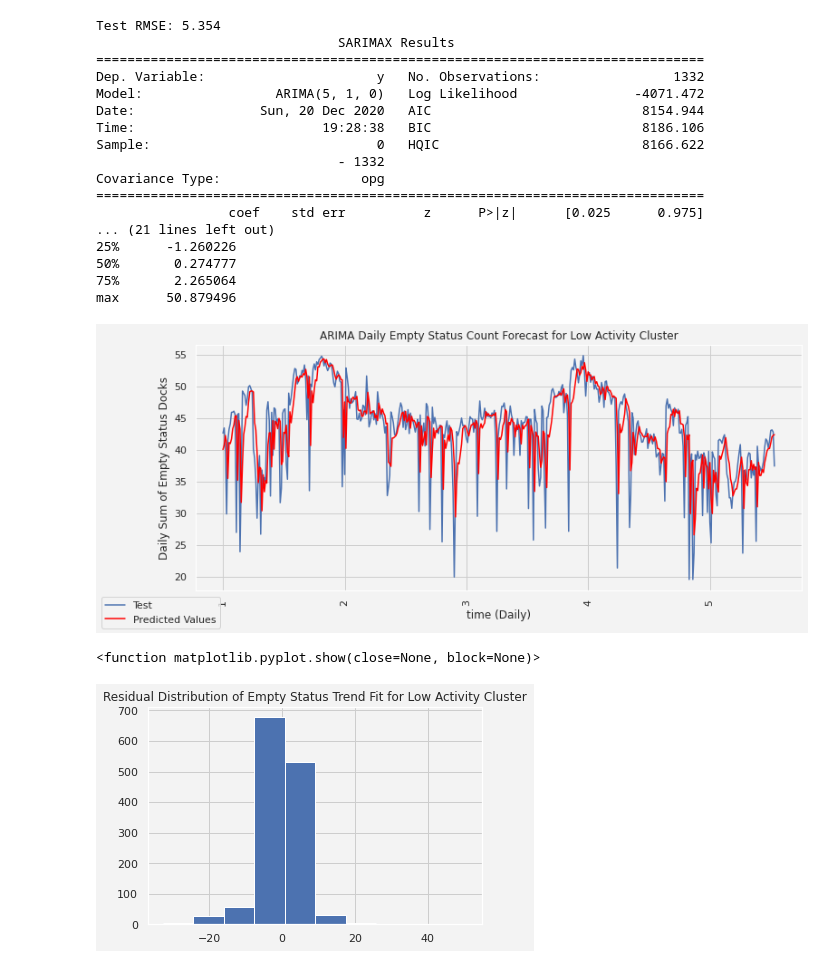
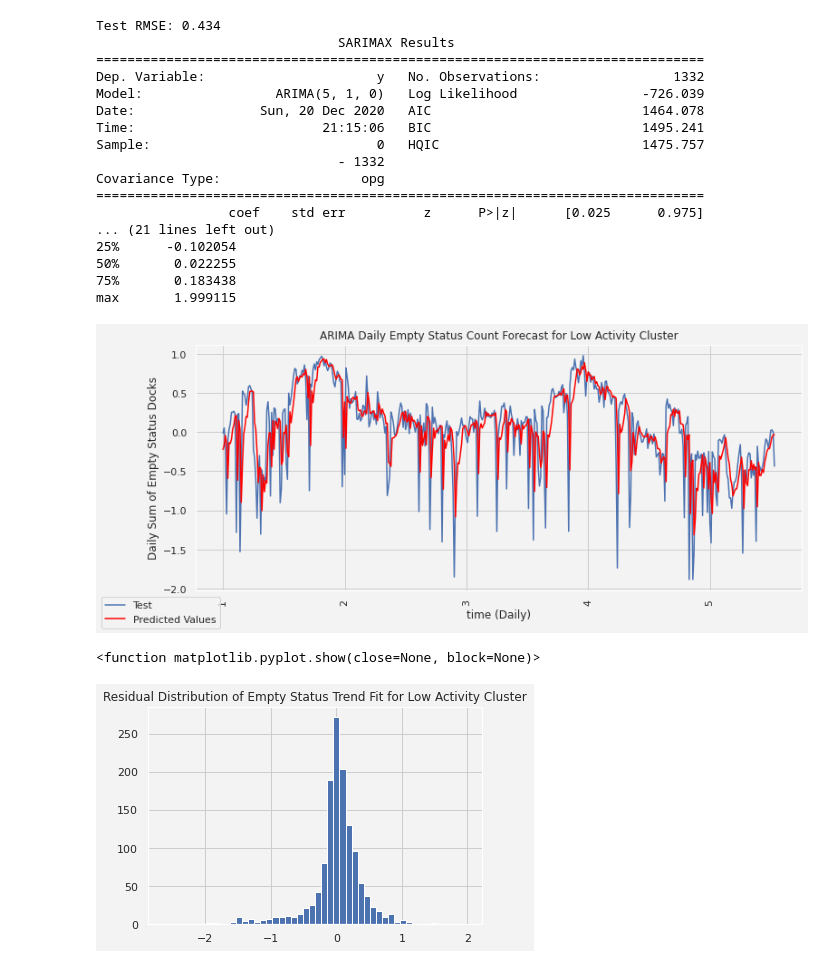
Before and after one commit to evan-kiolbassa/citibike, a Jupyter notebook: Models/Time Series of Dock Status.ipynb, the cells around one changed output. Drawn from its saved outputs; the diff is of its cells as text; code cells hidden in the pictures.

Commit message:
Applied Robust Scaler, need cross validation

```diff
--- a/Models/Time Series of Dock Status.ipynb
+++ b/Models/Time Series of Dock Status.ipynb
@@ -29,4 +30,8 @@ station_data = data_loading()
 daily_inventory = station_data.groupby([pd.Grouper(freq = 'd'), 'cluster','dock_status'])['date'].count()
 # %%
 empty_cluster0 = pd.Series(daily_inventory[pd.IndexSlice[:,0,'Empty Alert']])
+# %%
+empty_cluster0,lam = boxcox(empty_cluster0)
+trans = RobustScaler()
+empty_cluster0 = trans.fit_transform(empty_cluster0.reshape(-1,1))
 # %%
@@ -116,28 +109,29 @@ plt.show
 empty_cluster1 = pd.Series(daily_inventory[pd.IndexSlice[:,1,'Empty Alert']])
 # %%
 empty_cluster1,lam = boxcox(empty_cluster1)
+empty_cluster1 = trans.fit_transform(empty_cluster1.reshape(-1,1))
 # %%
-empty_cluster1 = pd.Series(empty_cluster1)
+empty_cluster1 = pd.DataFrame(empty_cluster1)
 # %%
 empty_status1_fit, predictions, test, residuals = model_creation(empty_cluster1)
 # %% [output]
-Test RMSE: 5.354
+Test RMSE: 0.434
                                SARIMAX Results
 ==============================================================================
 Dep. Variable:                      y   No. Observations:                 1332
-Model:                 ARIMA(5, 1, 0)   Log Likelihood               -4071.472
-Date:                Sun, 20 Dec 2020   AIC                           8154.944
-Time:                        19:28:38   BIC                           8186.106
-Sample:                             0   HQIC                          8166.622
+Model:                 ARIMA(5, 1, 0)   Log Likelihood                -726.039
+Date:                Sun, 20 Dec 2020   AIC                           1464.078
+Time:                        21:15:06   BIC                           1495.241
+Sample:                             0   HQIC                          1475.757
                                - 1332
 Covariance Type:                  opg
 ==============================================================================
                  coef    std err          z      P>|z|      [0.025      0.975]
 ... (21 lines left out)
-25%      -1.260226
-50%       0.274777
-75%       2.265064
-max      50.879496
+25%      -0.102054
+50%       0.022255
+75%       0.183438
+max       1.999115
 # %%
 colors = ["#263571", '#ea2029', '#39a2e1']
 sns.set(rc={'axes.facecolor':'#f3f3f3', 'figure.facecolor':'#f3f3f3', 'grid.color': '#cdcdcd'})
@@ -151,17 +145,17 @@ fig.legend(['Test','Predicted Values'], loc=3)
 plt.title('ARIMA Daily Empty Status Count Forecast for Low Activity Cluster')
 plt.show()
 # %% [output]
-[figure, old version]
+[figure, new version]
 # %%
 colors = ["#263571", '#ea2029', '#39a2e1']
 sns.set(rc={'axes.facecolor':'#f3f3f3', 'figure.facecolor':'#f3f3f3', 'grid.color': '#cdcdcd'})
-plt.hist(residuals)
+plt.hist(residuals, bins = 50)
 
 plt.title('Residual Distribution of Empty Status Trend Fit for Low Activity Cluster')
 plt.show
 # %% [output]
 <function matplotlib.pyplot.show(close=None, block=None)>
-[figure, old version]
+[figure, new version]
 # %%
 empty_cluster2 = pd.Series(daily_inventory[pd.IndexSlice[:,2,'Empty Alert']])
 # %%
```
Also changed, not shown: parts of 46 cells of this notebook.
